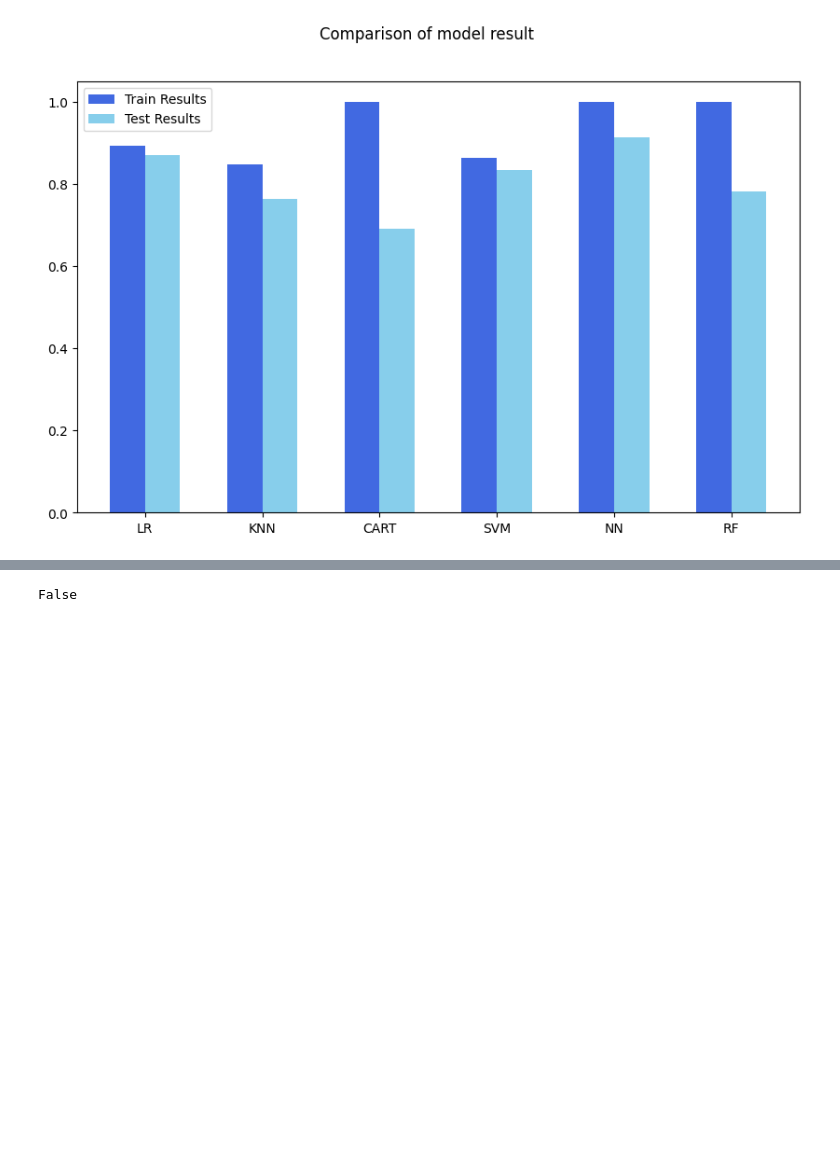
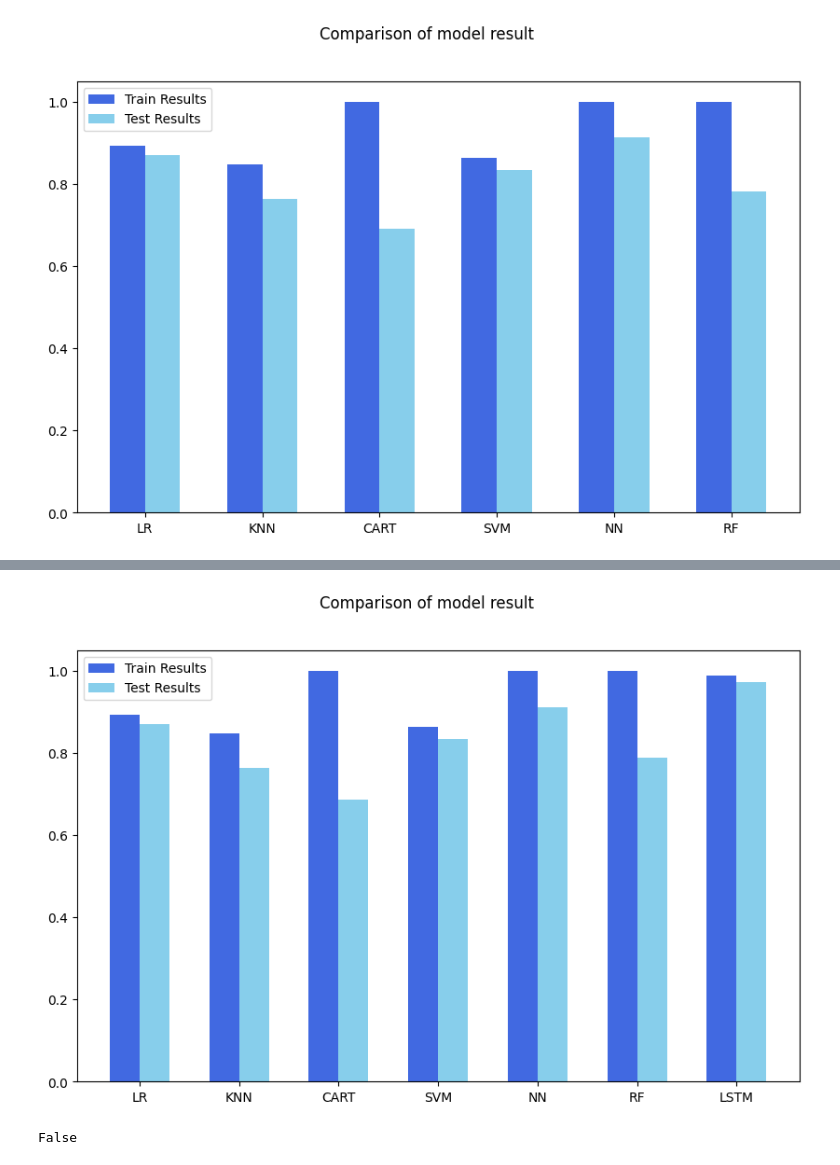
Before and after one commit to fedor44/Sentiment_for_Stock_Investment_Strategy, a Jupyter notebook: Untitled48.ipynb, the cells around one changed output, grey strips where cells are left out. Saved outputs shown, nothing was run; the diff lists cells and outputs as text; code cells hidden in the pictures; blank space fills up the shorter version.

```diff
--- a/Untitled48.ipynb
+++ b/Untitled48.ipynb
@@ -316,0 +376,6 @@ pyplot.show()
+# %%
+# LSTM 훈련 결과 평가
+train_result_LSTM = accuracy_score(model_LSTM.predict(X_train_LSTM), Y_train_LSTM)
+test_result_LSTM = accuracy_score(model_LSTM.predict(X_test_LSTM), Y_test_LSTM)
+
+print(train_result_LSTM,test_result_LSTM)
@@ -317,3 +386,27 @@ pyplot.show()
+# %%
+# LSTM 데이터 추가 후 그래프 출력
+train_results.append(train_result_LSTM)
+test_results.append(test_result_LSTM)
+names.append("LSTM")
+
+import numpy as np
+# 바 그래프를 이용한 결과 비교
+from matplotlib import pyplot
+
+fig = pyplot.figure()
+ind = np.arange(len(names))
+width = 0.3
+fig.suptitle('Comparison of model result')
+ax = fig.add_subplot(111)
+pyplot.bar(ind - width/2, train_results,  width = width, label = 'Train Results', color = 'royalblue')
+pyplot.bar(ind + width/2, test_results, width = width, label = 'Test Results', color = 'skyblue')
+fig.set_size_inches(10,6)
+pyplot.legend()
+ax.set_xticks(ind)
+ax.set_xticklabels(names)
+pyplot.show()
+# %% [output]
+[figure, added]
 # %%
 import torch
 
```
Also changed, not shown: parts of 4 cells of this notebook.
